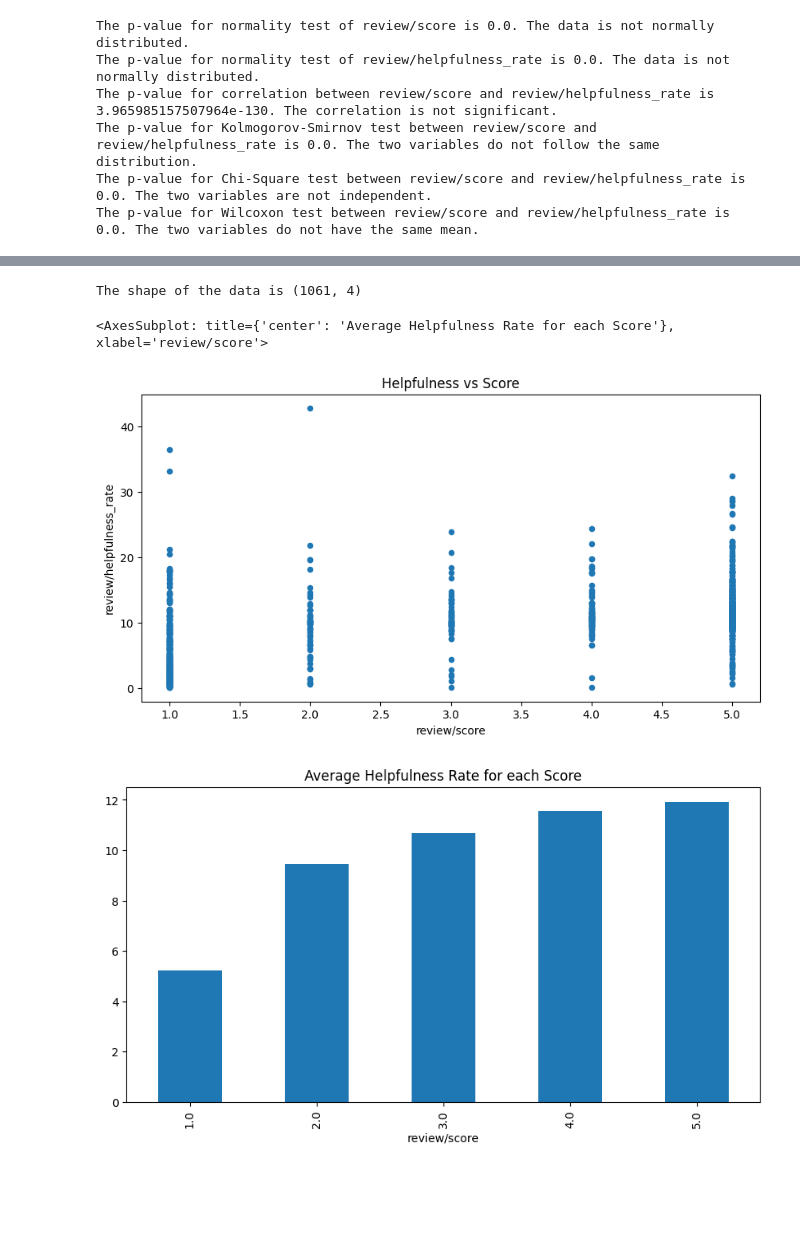
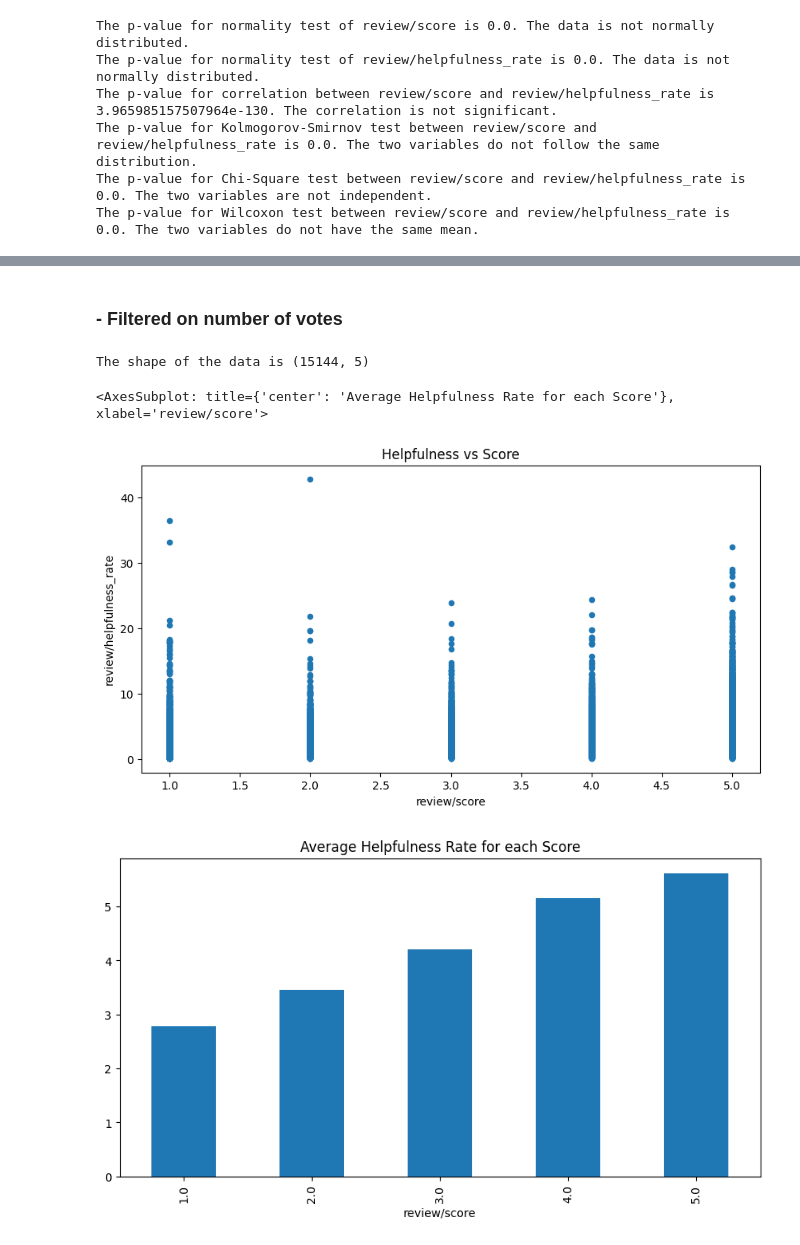
Before and after one commit to AndreaAlberti07/Amazon-books-reviews-ML, a Jupyter notebook: notebooks/hypotesis_testing/hypothesis_3.ipynb, the cells around one changed output, grey strips where cells are left out. Drawn from its saved outputs; the diff is of its cells as text; code cells hidden in the pictures; blank space fills up the shorter version.

```diff
--- a/notebooks/hypotesis_testing/hypothesis_3.ipynb
+++ b/notebooks/hypotesis_testing/hypothesis_3.ipynb
@@ -155,0 +151,13 @@ From the previous analysis the following emerged:
+# %%
+# Group the data having score 1,5 together and 2,3,4 together
+df_data['review/score_grouped'] = df_data['review/score'].apply(lambda x: 1 if x==1 or x==5 else 0)
+
+# Check the shape of the data
+print(f"The shape of the data is {df_data.shape}")
+
+# Plot the results
+df_data.plot(kind='scatter', x='review/score_grouped', y='review/helpfulness_rate', title='Helpfulness vs Score', figsize=(10,5))
+
+# Compute the average helpfulness rate for each score
+plt.figure()
+df_data.groupby('review/score_grouped')['review/helpfulness_rate'].mean().plot(kind='bar', title='Average Helpfulness Rate for each Score', figsize=(10,5))
@@ -156,20 +169,22 @@ From the previous analysis the following emerged:
+# %% [markdown]
+### - Filtered on number of votes
 # %%
 # Remove sample below 100 helpfulness votes
-min_votes = 100
+min_votes = 20
 filter = df_data['Tot_votes'] > min_votes
 df_data_filtered = df_data[filter]
 
 # Check the shape of the data
 print(f"The shape of the data is {df_data_filtered.shape}")
 
 # Plot the results
 df_data_filtered.plot(kind='scatter', x='review/score', y='review/helpfulness_rate', title='Helpfulness vs Score', figsize=(10,5))
 
 # Compute the average helpfulness rate for each score
 plt.figure()
 df_data_filtered.groupby('review/score')['review/helpfulness_rate'].mean().plot(kind='bar', title='Average Helpfulness Rate for each Score', figsize=(10,5))
 # %% [output]
-The shape of the data is (1061, 4)
+The shape of the data is (15144, 5)
 <AxesSubplot: title={'center': 'Average Helpfulness Rate for each Score'}, xlabel='review/score'>
-[figure, old version]
+[figure, new version]
-[figure, old version]
+[figure, new version]
```
Also changed, not shown: parts of 9 cells of this notebook, 1 other file.
